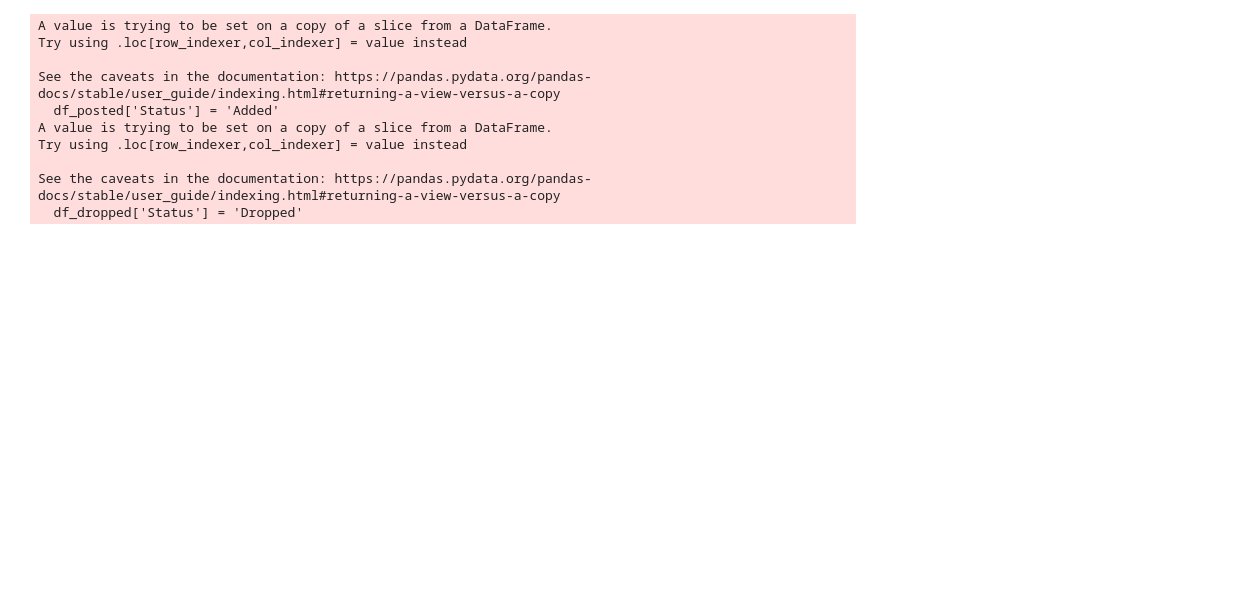
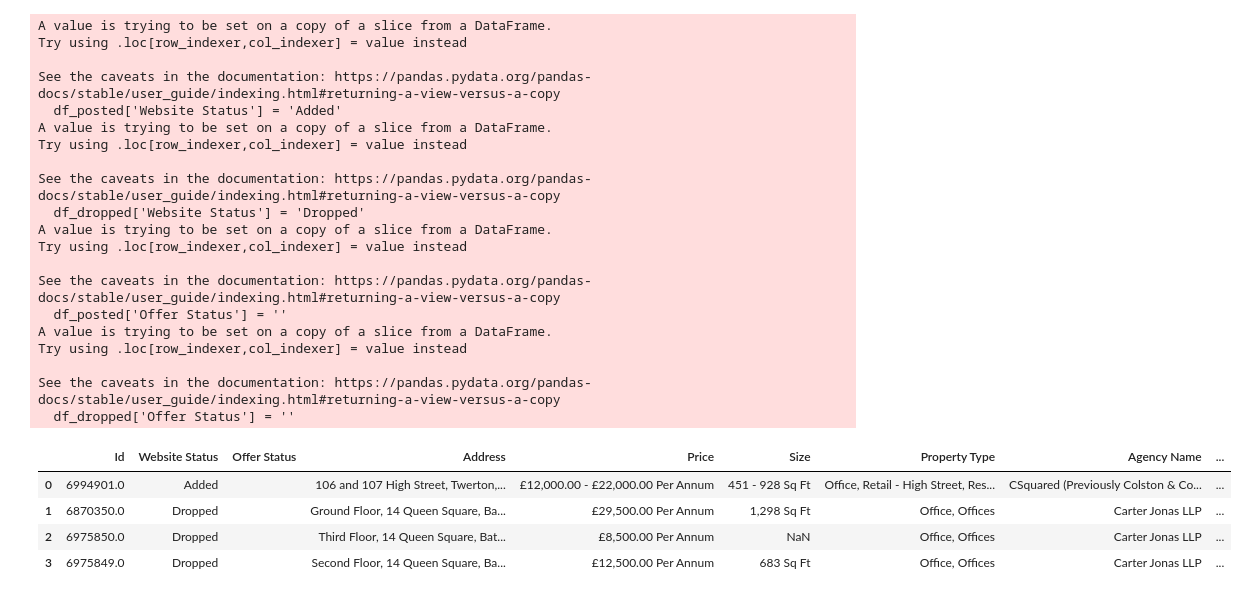
Before and after one commit to GuyAnderson1/EG_scraping, a Jupyter notebook: EG_scraping.ipynb, the cells around one changed output. Cells and saved outputs as stored; diff of their text form; code cells hidden in the pictures; blank space fills up the shorter version.

```diff
--- a/EG_scraping.ipynb
+++ b/EG_scraping.ipynb
@@ -249,7 +276,7 @@ today = today.strftime("%d.%m.%y")
 last_week = last_week.strftime("%d.%m.%y")
 print(today)
 df_old = pd.read_csv(f'EG_scraped_{last_week}.csv')
-# df_old = pd.read_csv(f'EG_scraped_26.11.24.csv')
+# df_old = pd.read_csv(f'EG_scraped_03.12.24.csv')
 df_new = pd.read_csv(f'EG_scraped_{today}.csv')
 # df_new = pd.read_csv(f'EG_scraped_02.12.24.csv')
 
@@ -267,21 +294,45 @@ df_posted = df_new[~df_new[key].isin(df_old[key])]
 
 
 
-df_posted['Status'] = 'Added'
-df_dropped['Status'] = 'Dropped'
+df_posted['Website Status'] = 'Added'
+df_dropped['Website Status'] = 'Dropped'
 
-df_dropped.head()
+df_posted['Offer Status'] = ''
+df_dropped['Offer Status'] = ''
 
-df_changes = pd.concat([df_posted, df_dropped], ignore_index=True)
-df_changes = df_changes[['Status'] + [ col for col in df_changes.columns if col != 'Status' ]]
+df_common = pd.merge(df_old[['Id','Offer Status']], df_new, on=key, suffixes=('_old', '_new'))
+df_common.head()
+
+rows_to_include = []
+df_common['Offer Status'] = ''
+for index, row in df_common.iterrows():
+    if row['Offer Status_new'] == row['Offer Status_old'] or (pd.isna(row['Offer Status_new']) and pd.isna(row['Offer Status_old'])):
+        pass
+    elif row['Offer Status_new'] == 'Under Offer' and row['Offer Status_old'] != 'Under Offer':
+        df_common.loc[index, 'Offer Status'] = 'Now under offer'
+        rows_to_include.append(row.to_dict())
+    elif row['Offer Status_new'] != 'Under Offer' and row['Offer Status_old'] == 'Under Offer':
+        df_common.loc[index, 'Offer Status'] = 'Was under offer'
+        rows_to_include.append(row.to_dict())
+    else:
+        print(f"Row {index}: Offer Status_new = {row['Offer Status_new']}, Offer Status_old = {row['Offer Status_old']}")
+        print('unknown outcome')
+
+
+df_offers = pd.DataFrame(rows_to_include)
+df_offers['Website Status'] = 'Updated'
+df_changes = pd.concat([df_posted, df_dropped, df_offers], ignore_index=True)
+# df_changes = df_changes[['Website Status'] + [ col for col in df_changes.columns if col != 'Website Status' ]] # changes column order
+web_status = df_changes.pop('Website Status')
+df_changes.insert(1, 'Website Status', web_status)
+
+emails = pd.read_csv('emails.csv')
+emails['Agent Name'] = emails['Forename'] + ' ' + emails['Surname']
+df_changes = pd.merge(df_changes, emails[['Agent Name', 'Email']], on='Agent Name', how='left')
+
+print(f"\n\n\n {df_common.iloc[-1]}")
+print(df_changes.info())
 df_changes.head()
 
-
-emails = pd.read_csv('emails.csv')
-emails['Agent Name'] = emails['Forename'] + ' ' + emails['Surname']#
-df_changes = pd.merge(df_changes, emails[['Agent Name', 'Email']], on='Agent Name', how='left')
-
-
-df_changes.to_csv(f'changes_{today}.csv', index=False)
-df_changes.to_excel(f'EGPL_changes_{today}.xlsx', index=False, engine='openpyxl')
+# Changes fine up to here - I think
 # %% [output]
@@ -289,11 +356,26 @@ df_changes.to_excel(f'EGPL_changes_{today}.xlsx', index=False, engine='openpyxl'
 A value is trying to be set on a copy of a slice from a DataFrame.
 Try using .loc[row_indexer,col_indexer] = value instead
 
 See the caveats in the documentation: https://pandas.pydata.org/pandas-docs/stable/user_guide/indexing.html#returning-a-view-versus-a-copy
-  df_posted['Status'] = 'Added'
+  df_posted['Website Status'] = 'Added'
 A value is trying to be set on a copy of a slice from a DataFrame.
 Try using .loc[row_indexer,col_indexer] = value instead
 
 See the caveats in the documentation: https://pandas.pydata.org/pandas-docs/stable/user_guide/indexing.html#returning-a-view-versus-a-copy
-  df_dropped['Status'] = 'Dropped'
+  df_dropped['Website Status'] = 'Dropped'
+A value is trying to be set on a copy of a slice from a DataFrame.
+Try using .loc[row_indexer,col_indexer] = value instead
+
+See the caveats in the documentation: https://pandas.pydata.org/pandas-docs/stable/user_guide/indexing.html#returning-a-view-versus-a-copy
+  df_posted['Offer Status'] = ''
+A value is trying to be set on a copy of a slice from a DataFrame.
+Try using .loc[row_indexer,col_indexer] = value instead
+
+See the caveats in the documentation: https://pandas.pydata.org/pandas-docs/stable/user_guide/indexing.html#returning-a-view-versus-a-copy
+  df_dropped['Offer Status'] = ''
+|  | Id | Website Status | Offer Status | Address | Price | Size | Property Type | Agency Name | ... |
+| 0 | 6994901.0 | Added |  | 106 and 107 High Street, Twerton,... | £12,000.00 - £22,000.00 Per Annum | 451 - 928 Sq Ft | Office, Retail - High Street, Res... | CSquared (Previously Colston & Co... | ... |
+| 1 | 6870350.0 | Dropped |  | Ground Floor, 14 Queen Square, Ba... | £29,500.00 Per Annum | 1,298 Sq Ft | Office, Offices | Carter Jonas LLP | ... |
+| 2 | 6975850.0 | Dropped |  | Third Floor, 14 Queen Square, Bat... | £8,500.00 Per Annum | NaN | Office, Offices | Carter Jonas LLP | ... |
+| 3 | 6975849.0 | Dropped |  | Second Floor, 14 Queen Square, Ba... | £12,500.00 Per Annum | 683 Sq Ft | Office, Offices | Carter Jonas LLP | ... |
 # %%
```
Also changed, not shown: parts of 15 cells of this notebook.
